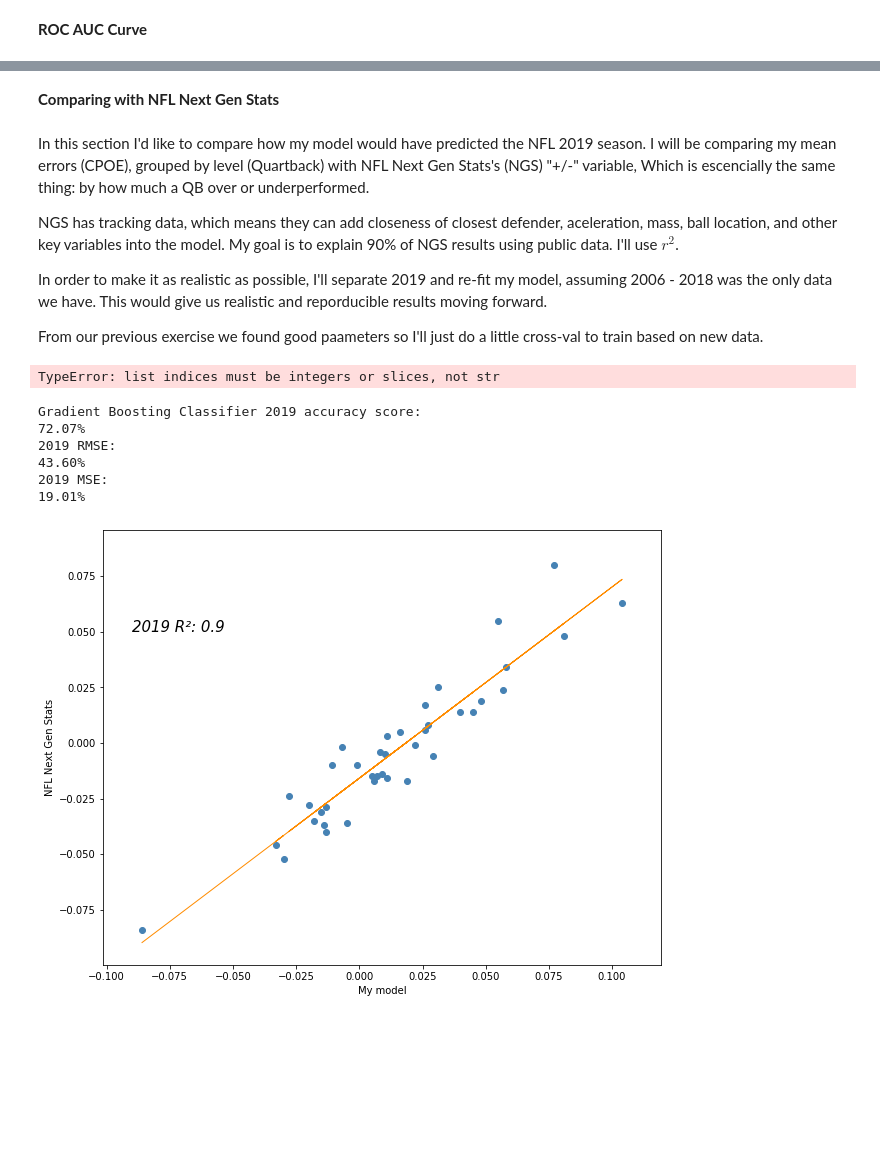
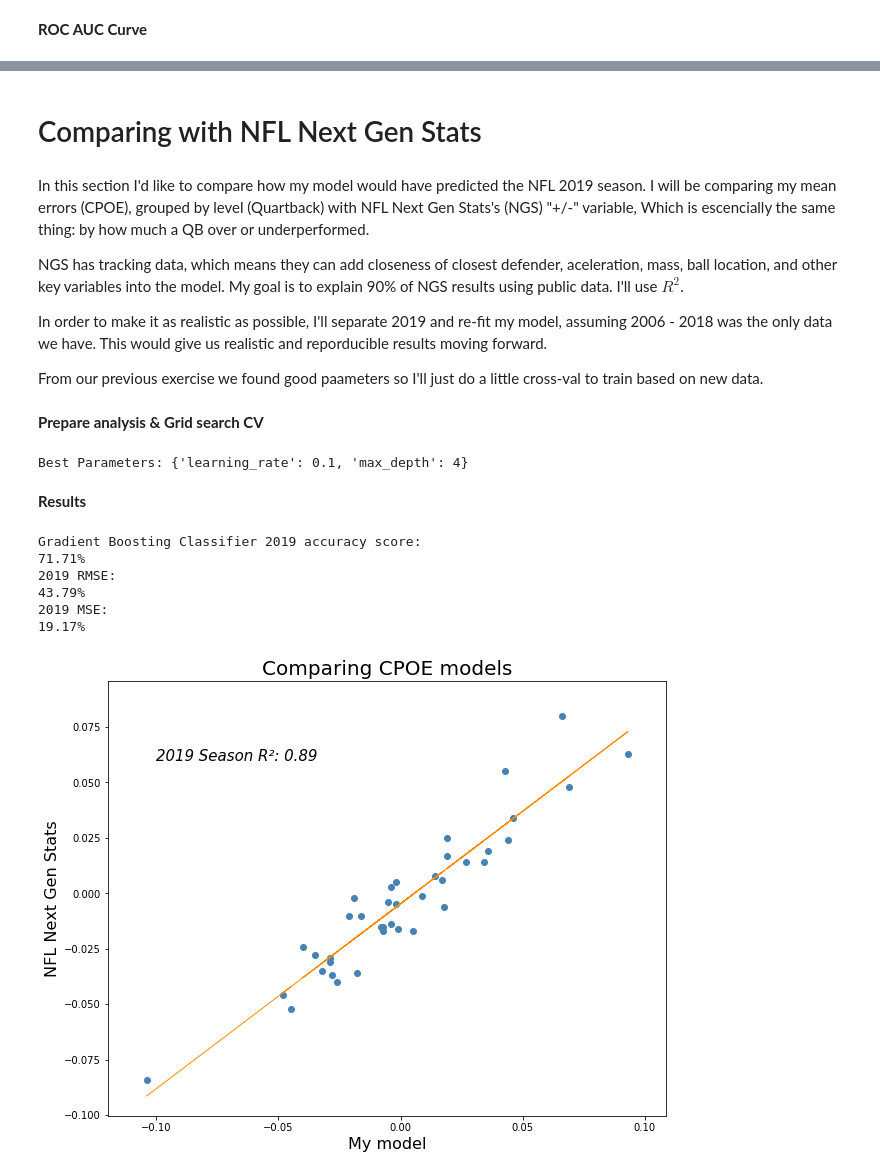
Before and after one commit to adriancm93/CPOE, a Jupyter notebook: cpoe_model.ipynb, the cells around one changed output, grey strips where cells are left out. Cells and saved outputs as stored; diff of their text form; code cells hidden in the pictures; blank space fills up the shorter version.

```diff
--- a/cpoe_model.ipynb
+++ b/cpoe_model.ipynb
@@ -320,31 +353,32 @@ plt.show()
 # %% [markdown]
-**Comparing with NFL Next Gen Stats**
+# Comparing with NFL Next Gen Stats
 # %% [markdown]
 In this section I'd like to compare how my model would have predicted the NFL 2019 season. I will be comparing my mean errors (CPOE), grouped by level (Quartback) with NFL Next Gen Stats's (NGS) "+/-" variable, Which is escencially the same thing: by how much a QB over or underperformed.
 
-NGS has tracking data, which means they can add closeness of closest defender, aceleration, mass, ball location, and other key variables into the model. My goal is to explain 90% of NGS results using public data. I'll use $r^2$.
+NGS has tracking data, which means they can add closeness of closest defender, aceleration, mass, ball location, and other key variables into the model. My goal is to explain 90% of NGS results using public data. I'll use $R^2$.
 
 In order to make it as realistic as possible, I'll separate 2019 and re-fit my model, assuming 2006 - 2018 was the only data we have. This would give us realistic and reporducible results moving forward.
 
 From our previous exercise we found good paameters so I'll just do a little cross-val to train based on new data.
+# %% [markdown]
+**Prepare analysis & Grid search CV**
 # %%
-# Prepare set --
 seas_dic = data['season'].to_dict()
 fit_x = data.copy()
 # Save passer_id and passer names in a dictionary
 dic_names=fit_x[['passer_player_id','passer_player_name']].set_index('passer_player_id').to_dict()['passer_player_name']
 dic_passer=fit_x['passer_player_id'].to_dict()
+# Split train/test --
 pred_x = fit_x[fit_x['season'] == 2019].copy()
-pred_x_index = pred_x.index
 pred_y = fit_x['complete_pass'].astype(int)
 pred_x.drop(drop_pred,axis=1,inplace= True)
+pred_x_index = pred_x.index
 fit_x = fit_x[fit_x['season'] <= 2018]
 fit_y=fit_x['complete_pass'].astype(int)
-# Drop noisy variables
+# Drop noisy variables --
 drop_pred = drop.copy()
-drop_pred.append('complete_pass')
+drop_pred.extend(['complete_pass','play_id','game_id','passer_player_id','passer_player_name'])
 fit_x.drop(drop_pred,axis=1,inplace= True)
-feat = fit_x.columns
 #Scale data --
 scaler = MinMaxScaler()
 fit_x = scaler.fit_transform(fit_x)
@@ -354,8 +388,8 @@ a = datetime.datetime.now()
 # Set search --
 param_test = {
     'max_depth':[4,5],
-    'learning_rate':[.1,0.12]
-            }
+    'learning_rate':[.1,.12]
+}
 # Set grid-search --
 gsearch2 = GridSearchCV(
     GradientBoostingClassifier(
@@ -373,9 +407,11 @@ gsearch2 = GridSearchCV(
 gsearch2.fit(fit_x,fit_y)
 b = datetime.datetime.now()
 print('Run-time:',b - a)
-gsearch2.best_params_ #.12 5
+print('Best Parameters:',gsearch2.best_params_)
 # %% [output]
-TypeError: list indices must be integers or slices, not str
+Best Parameters: {'learning_rate': 0.1, 'max_depth': 4}
+# %% [markdown]
+**Results**
 # %%
 # Estimate Probs --
 y_prob = gsearch2.best_estimator_.predict_proba(pred_x)[:, 1]
@@ -400,44 +436,44 @@ print('2019 RMSE: \n{:.2%}'.format(rmse_c))
 print('2019 MSE: \n{:.2%}'.format(mse_c))
 # %% [output]
 Gradient Boosting Classifier 2019 accuracy score:
-72.07%
+71.71%
 2019 RMSE:
-43.60%
+43.79%
 2019 MSE:
-19.01%
+19.17%
 # %%
 # Summarize by QB
 by_qb = comp_set.groupby(
     'player_id').agg(
     {
         'CPOE':'mean',
         'CP':'count',
         }).rename(columns={'CP':'Num of Attempts'})
 by_qb=by_qb[by_qb['Num of Attempts'] >= 100]
 by_qb['QB'] = by_qb.index.map(full_name)
 # Merge NFL NGS
 ngs = pd.read_csv('ngs.csv')
 by_qb = by_qb.merge(ngs,on='QB',how='left').dropna()
 by_qb=by_qb[['QB','Num of Attempts','CPOE','CPOE_NFL']]
 by_qb.sort_values(by='CPOE_NFL',ascending=False,inplace=True)
 by_qb['Rank'] = np.arange(1, len(by_qb) + 1)
 by_qb.set_index('Rank',inplace=True)
 # LM Pred
 x_var=by_qb[['CPOE']].round(3)
 y_var=by_qb[['CPOE_NFL']]
 regr = linear_model.LinearRegression()
 regr.fit(x_var,y_var)
 y_hat_var = regr.predict(x_var)
 # Plot outputs
 plt.figure(figsize=(10,8))
 plt.scatter(x_var, y_var,  color='steelblue')
 plt.plot(x_var, y_hat_var, color='darkorange', linewidth=1)
-plt.ylabel('NFL Next Gen Stats')
-plt.xlabel('My model')
+plt.ylabel('NFL Next Gen Stats',fontsize=16)
+plt.xlabel('My model',fontsize=16)
 r2 = r2_score(y_var, y_hat_var)
-plt.text(-.09, .05,u"2019 R\u00b2: {:0.1f}".format(r2), style='italic', fontsize=15)
+plt.text(-.1, .06,u"2019 Season R\u00b2: {:0.2f}".format(r2), style='italic', fontsize=15)
+plt.title("Comparing CPOE models",fontsize=20)
 plt.show()
-#.8894 the best so far
 # %% [output]
-[figure, old version]
+[figure, new version]
 # %% [markdown]
```
Also changed, not shown: parts of 8 cells of this notebook.
